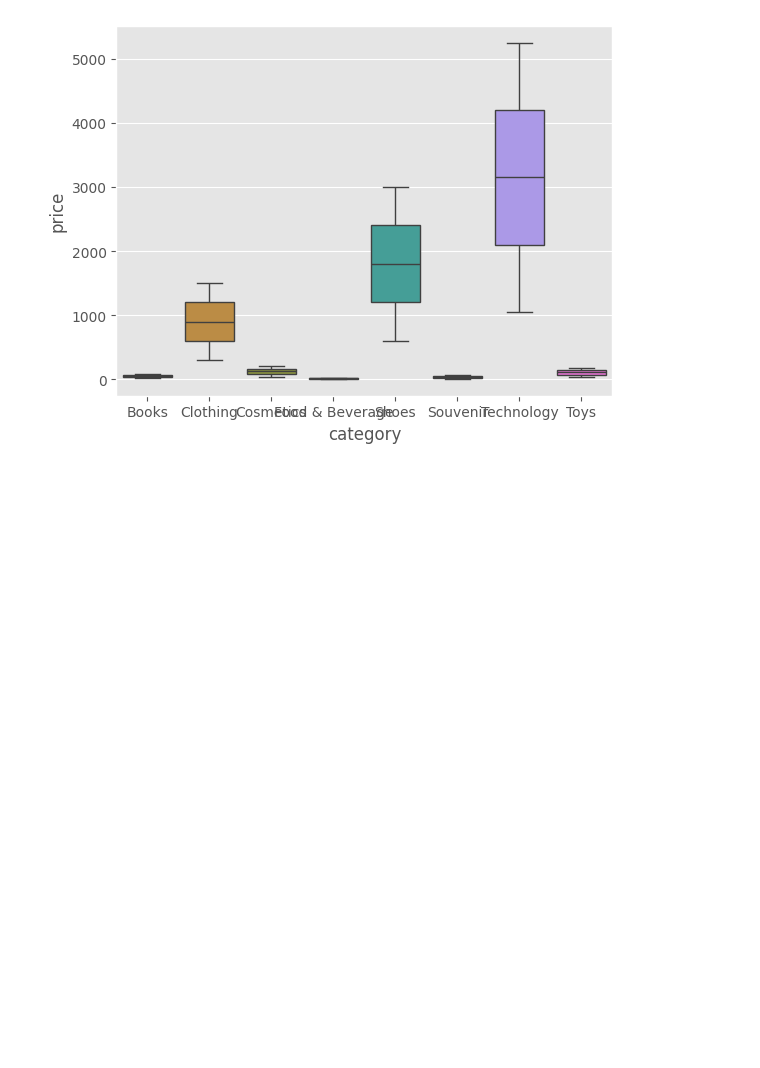
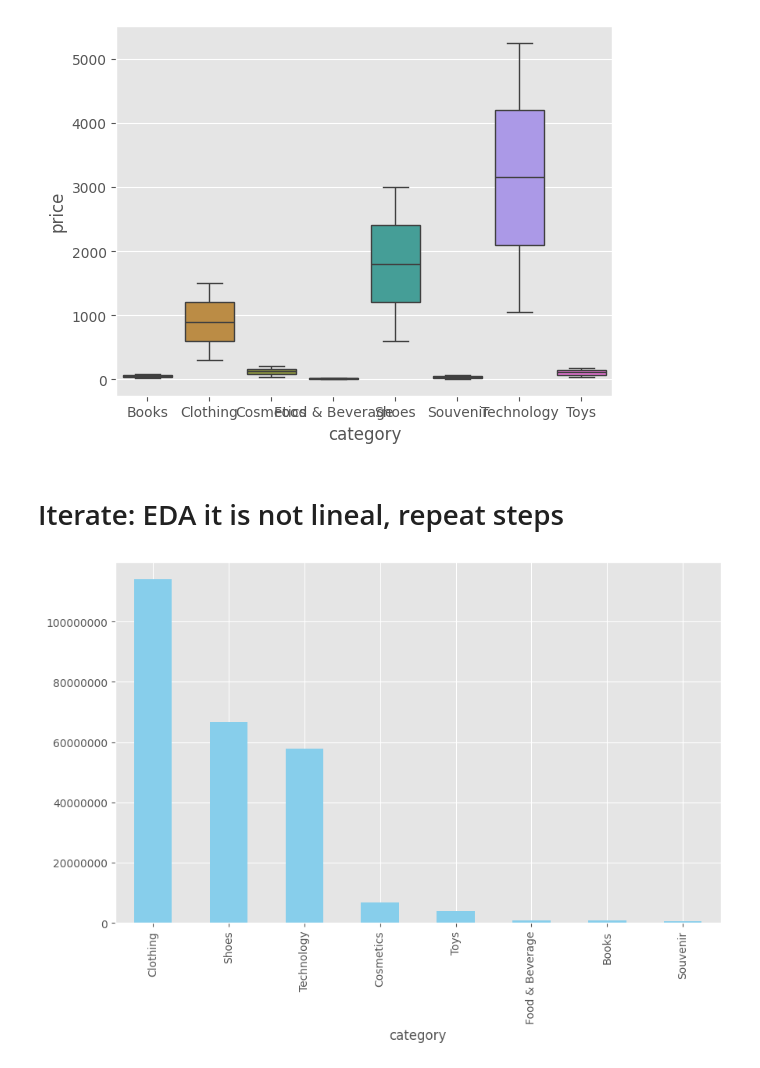
Before and after one commit to JMCoC/ml_engineer_roadmap, a Jupyter notebook: pythonBasics/7. EDA/eda.ipynb, the cells around one changed output. Cells and saved outputs as stored; diff of their text form; code cells hidden in the pictures; blank space fills up the shorter version.

```diff
--- a/pythonBasics/7. EDA/eda.ipynb
+++ b/pythonBasics/7. EDA/eda.ipynb
@@ -219,3 +270,14 @@ Passing `palette` without assigning `hue` is deprecated and will be removed in v
 
   sns.boxplot(x='category', y='price', data=df, palette='husl')
 [figure]
+# %% [markdown]
+# Iterate: EDA it is not lineal, repeat steps
+# %%
+grp = df.groupby('category', observed=False)
+grp['total_price'].sum().sort_values(ascending=False) \
+    .plot(kind='bar', color='skyblue', figsize=(10, 6))
+
+plt.ticklabel_format(style='plain', axis='y')
+plt.show()
+# %% [output]
+[figure, added]
```
Also changed, not shown: parts of 7 cells of this notebook.
